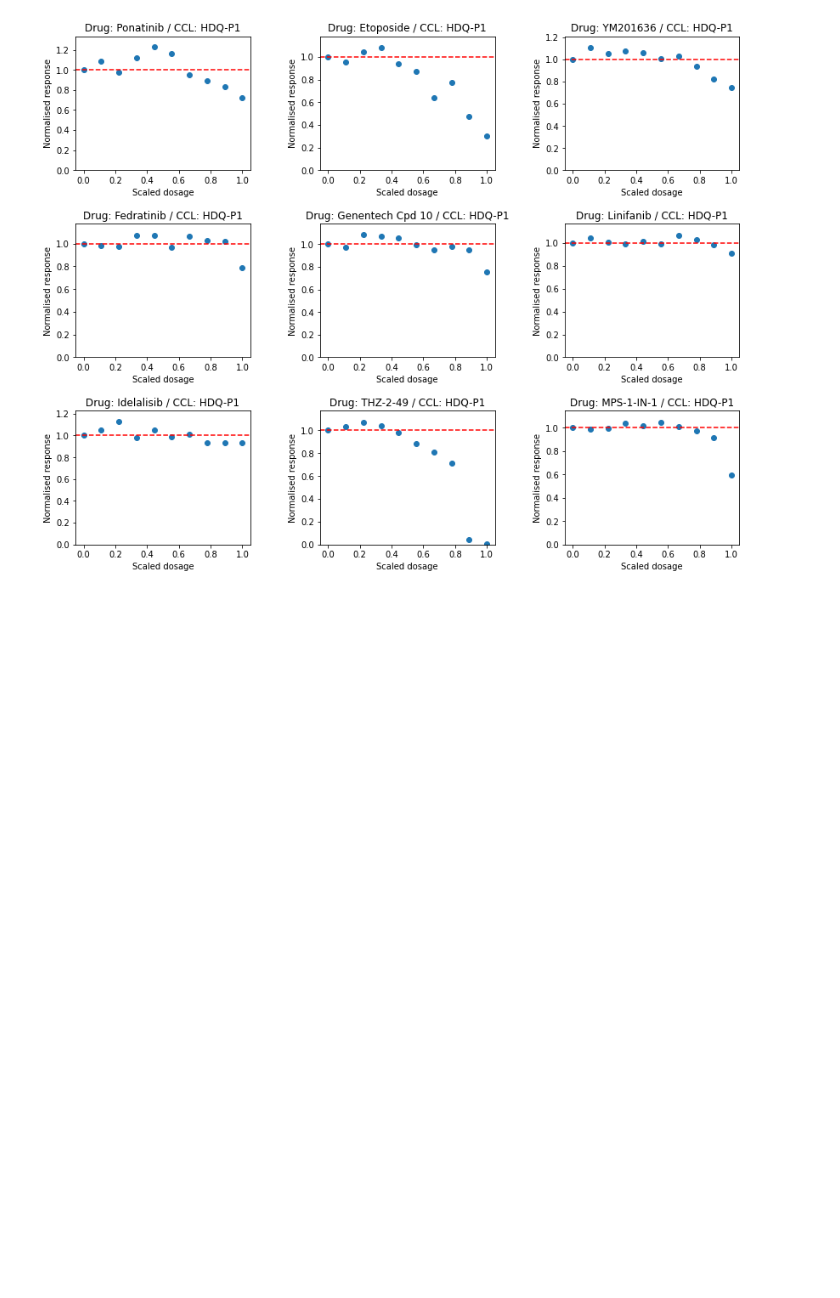
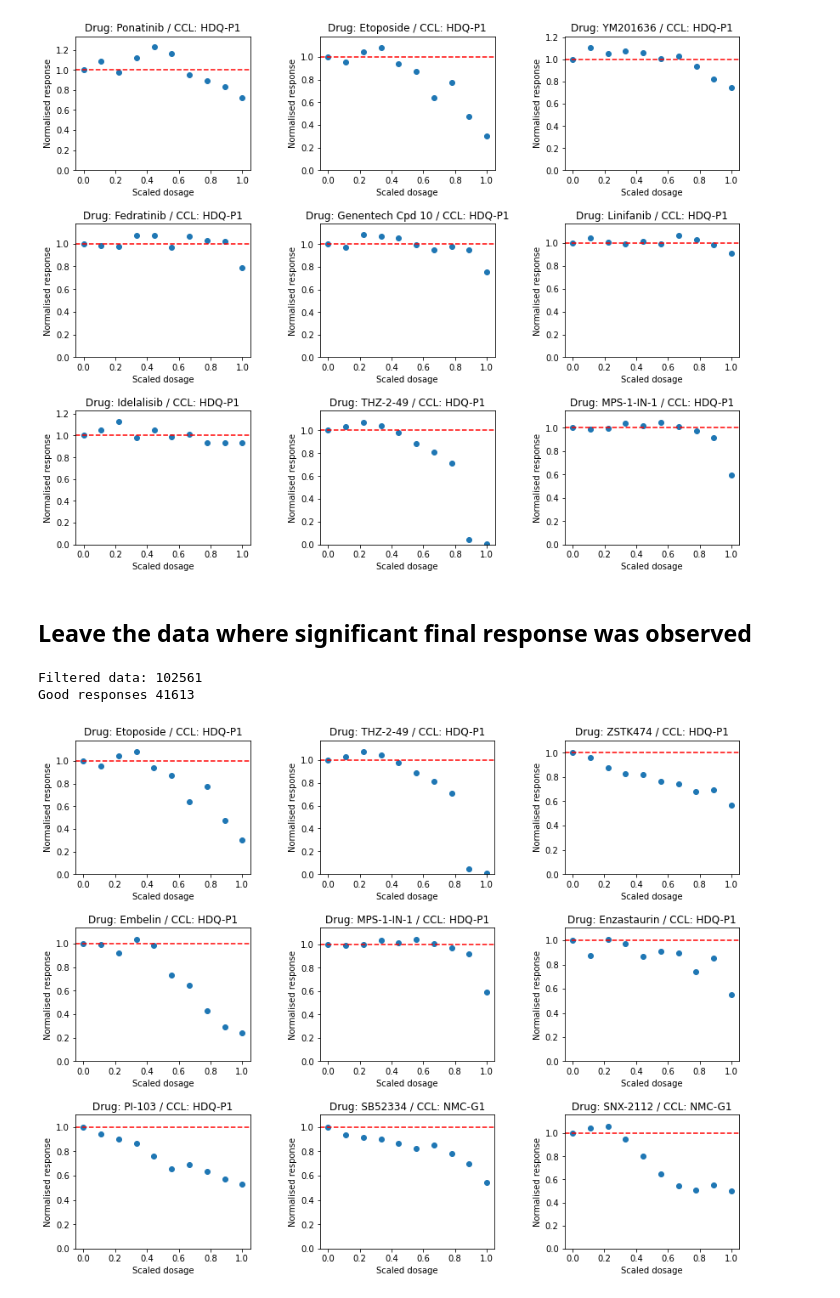
Before and after one commit to MarinaKrivova/DrugProfiles_2, a Jupyter notebook: 1_Compare_Filtering.ipynb, the cells around one changed output. Drawn from its saved outputs; the diff is of its cells as text; code cells hidden in the pictures; blank space fills up the shorter version.

Commit message:
add more filtering

```diff
--- a/1_Compare_Filtering.ipynb
+++ b/1_Compare_Filtering.ipynb
@@ -56,6 +56,6 @@ df_filt.to_csv("filtered_data_auc_spearman.csv", index=False)
 CPU times: user 13min 35s, sys: 2.25 s, total: 13min 38s
 Wall time: 13min 33s
 # %%
-# df_filt = pd.read_csv("data_with_auc.csv")
-# df_filt = df_filt[(df_filt["auc"]>0.7) & (df_filt["spearman_r"]<0)].copy()
-# df_filt.shape
+df_filt = pd.read_csv("data_with_auc.csv")
+df_filt = df_filt[(df_filt["auc"]>0.7) & (df_filt["spearman_r"]<0)].copy()
+df_filt.shape
@@ -173,7 +175,7 @@ df_filt.shape
 # %% [output]
 (122642, 30)
 # %%
-df_filt_5 = CutOffOutliers(df_filt, response_norm, middle_points_limit = -0.2)
-df_filt_5.shape
+df_filt_outl_02 = CutOffOutliers(df_filt, response_norm, middle_points_limit = -0.2)
+df_filt_outl_02.shape
 # %% [output]
 (102561, 30)
@@ -206,3 +213,18 @@ ShowResponseCurves(df, plots_in_row=3, plots_in_column=3, \
 (102561, 30)
 Responses above 1: 59284
 [figure]
+# %% [markdown]
+## Leave the data where significant final response was observed
+# %%
+print("Filtered data:", df_filt_outl_02.shape[0])
+df_good_resp_06 = FilterGoodResponse(df_filt_outl_02, response_norm, final_response_limit=0.6)
+print("Good responses", df_good_resp_06.shape[0])
+
+df = df_good_resp_06
+ShowResponseCurves(df, plots_in_row=3, plots_in_column=3, \
+                   x_columns=conc_columns, y_columns=response_norm, indexes=df.index[:9],
+                  drug_dict = drug_names, CCL_dict = CCL_names, upper_limit=1)
+# %% [output]
+Filtered data: 102561
+Good responses 41613
+[figure, added]
```
Also changed, not shown: parts of 14 cells of this notebook, 6 other files.
